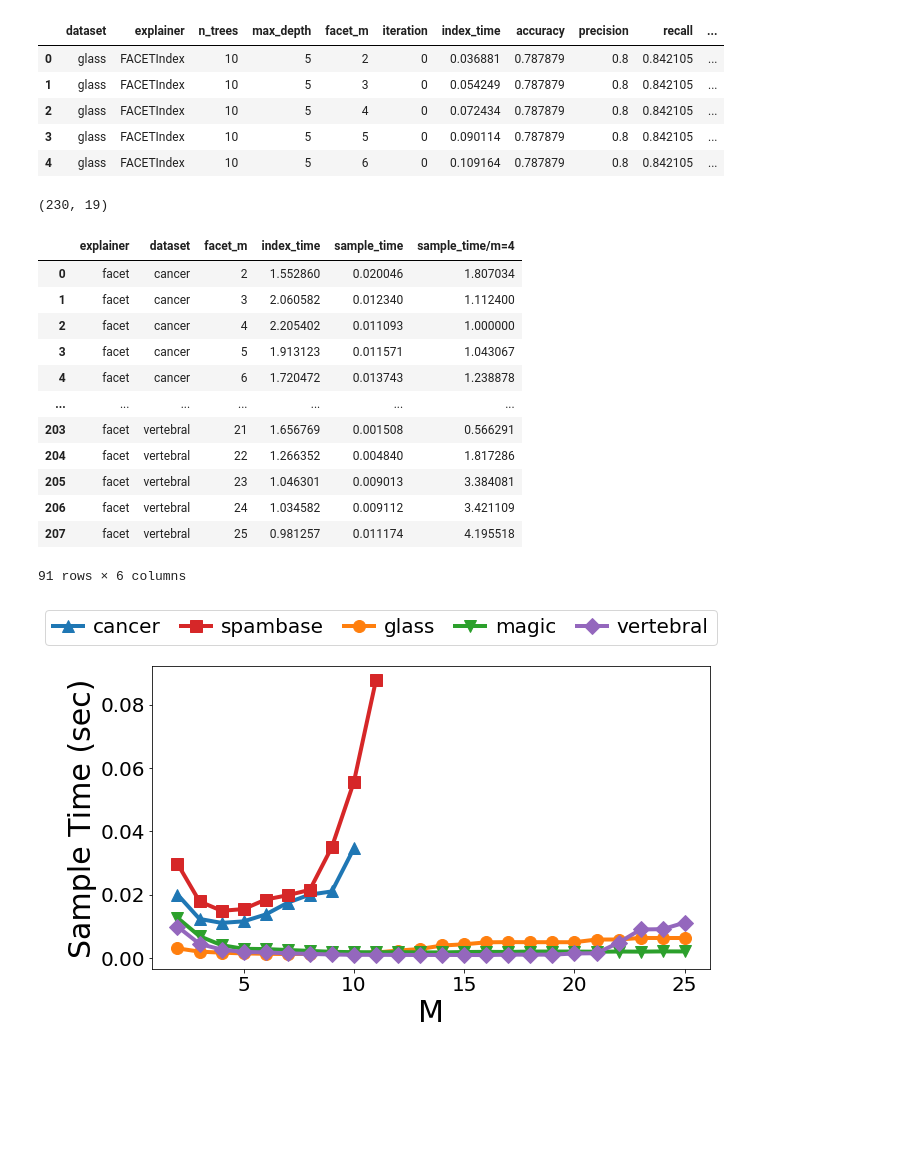
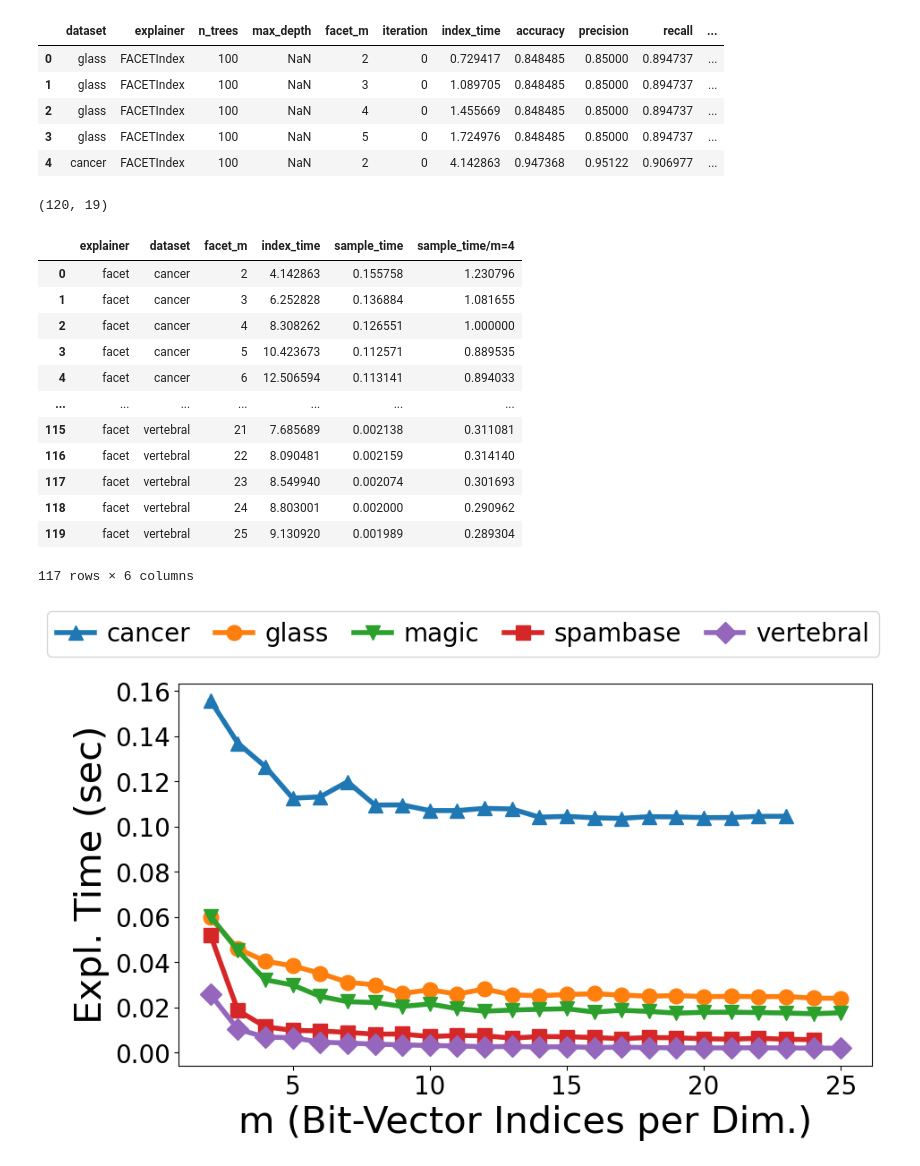
Before and after one commit to PeterVanNostrand/FACET, a Jupyter notebook: figures/vary_m.ipynb, the cells around one changed output. Saved outputs shown, nothing was run; the diff lists cells and outputs as text; code cells hidden in the pictures; blank space fills up the shorter version.

Commit message:
figure updates

```diff
--- a/figures/vary_m.ipynb
+++ b/figures/vary_m.ipynb
@@ -8,16 +9,18 @@ import sys
 from matplotlib import axis
 # %%
 # read in data
-df = pd.read_csv("vary_m.csv")
+# df = pd.read_csv("../results/final/varying_m.csv")
+df = pd.read_csv("../results/vary_m0it_t100.csv")
+
 
 df.head()
 # %% [output]
 |  | dataset | explainer | n_trees | max_depth | facet_m | iteration | index_time | accuracy | precision | recall | ... |
-| 0 | glass | FACETIndex | 10 | 5 | 2 | 0 | 0.036881 | 0.787879 | 0.8 | 0.842105 | ... |
-| 1 | glass | FACETIndex | 10 | 5 | 3 | 0 | 0.054249 | 0.787879 | 0.8 | 0.842105 | ... |
-| 2 | glass | FACETIndex | 10 | 5 | 4 | 0 | 0.072434 | 0.787879 | 0.8 | 0.842105 | ... |
-| 3 | glass | FACETIndex | 10 | 5 | 5 | 0 | 0.090114 | 0.787879 | 0.8 | 0.842105 | ... |
-| 4 | glass | FACETIndex | 10 | 5 | 6 | 0 | 0.109164 | 0.787879 | 0.8 | 0.842105 | ... |
+| 0 | glass | FACETIndex | 100 | NaN | 2 | 0 | 0.729417 | 0.848485 | 0.85000 | 0.894737 | ... |
+| 1 | glass | FACETIndex | 100 | NaN | 3 | 0 | 1.089705 | 0.848485 | 0.85000 | 0.894737 | ... |
+| 2 | glass | FACETIndex | 100 | NaN | 4 | 0 | 1.455669 | 0.848485 | 0.85000 | 0.894737 | ... |
+| 3 | glass | FACETIndex | 100 | NaN | 5 | 0 | 1.724976 | 0.848485 | 0.85000 | 0.894737 | ... |
+| 4 | cancer | FACETIndex | 100 | NaN | 2 | 0 | 4.142863 | 0.947368 | 0.95122 | 0.906977 | ... |
 # %%
 # Group by m, dataset taking the average across each iteration
 df_grouped = df.groupby(["dataset", "facet_m"], as_index=False).mean()
@@ -43,10 +46,11 @@ print(df_grouped.shape)
 tmp_df = df_grouped[df_grouped['facet_m'] < 26]
 
 # cutoff spambase and cancer at M = 12
-cutoff = 12
+cutoff = 25
 df_cancer = tmp_df[(tmp_df['facet_m'] < cutoff - 1) & (tmp_df['dataset'] == "cancer")]
 df_glass = tmp_df[(tmp_df['dataset'] == "glass")]
 df_magic = tmp_df[(tmp_df['dataset'] == "magic")]
+
 df_spam = tmp_df[(tmp_df['facet_m'] < cutoff) & (tmp_df['dataset'] == "spambase")]
 df_vert = tmp_df[(tmp_df['dataset'] == "vertebral")]
 
@@ -60,20 +64,20 @@ df_final = df_final.append(df_vert)
 
 df_final[["explainer", "dataset", "facet_m", "index_time", "sample_time", "sample_time/m=4"]]
 # %% [output]
-(230, 19)
+(120, 19)
 |  | explainer | dataset | facet_m | index_time | sample_time | sample_time/m=4 |
-| 0 | facet | cancer | 2 | 1.552860 | 0.020046 | 1.807034 |
-| 1 | facet | cancer | 3 | 2.060582 | 0.012340 | 1.112400 |
-| 2 | facet | cancer | 4 | 2.205402 | 0.011093 | 1.000000 |
-| 3 | facet | cancer | 5 | 1.913123 | 0.011571 | 1.043067 |
-| 4 | facet | cancer | 6 | 1.720472 | 0.013743 | 1.238878 |
+| 0 | facet | cancer | 2 | 4.142863 | 0.155758 | 1.230796 |
+| 1 | facet | cancer | 3 | 6.252828 | 0.136884 | 1.081655 |
+| 2 | facet | cancer | 4 | 8.308262 | 0.126551 | 1.000000 |
+| 3 | facet | cancer | 5 | 10.423673 | 0.112571 | 0.889535 |
+| 4 | facet | cancer | 6 | 12.506594 | 0.113141 | 0.894033 |
 | ... | ... | ... | ... | ... | ... | ... |
-| 203 | facet | vertebral | 21 | 1.656769 | 0.001508 | 0.566291 |
-| 204 | facet | vertebral | 22 | 1.266352 | 0.004840 | 1.817286 |
-| 205 | facet | vertebral | 23 | 1.046301 | 0.009013 | 3.384081 |
-| 206 | facet | vertebral | 24 | 1.034582 | 0.009112 | 3.421109 |
-| 207 | facet | vertebral | 25 | 0.981257 | 0.011174 | 4.195518 |
+| 115 | facet | vertebral | 21 | 7.685689 | 0.002138 | 0.311081 |
+| 116 | facet | vertebral | 22 | 8.090481 | 0.002159 | 0.314140 |
+| 117 | facet | vertebral | 23 | 8.549940 | 0.002074 | 0.301693 |
+| 118 | facet | vertebral | 24 | 8.803001 | 0.002000 | 0.290962 |
+| 119 | facet | vertebral | 25 | 9.130920 | 0.001989 | 0.289304 |
-91 rows × 6 columns
+117 rows × 6 columns
 # %%
 # create viz
 fig = plt.figure(figsize=[10, 4.8], frameon=True)
@@ -108,8 +112,8 @@ marker_sizes = {
     "vertebral": marker_size
 }
 title = None
-xlabel = "M"
-ylabel = "Sample Time (sec)"
+xlabel = "m (Bit-Vector Indices per Dim.)"
+ylabel = "Expl. Time (sec)"
 lhorz = True
 loc = "upper center"
 xrange = None
@@ -122,32 +126,32 @@ for ds in results["dataset"].unique():
         for expl in results["explainer"].unique():
             is_expl = results["explainer"] == expl
             matching_rows = is_ds & is_expl
             ax.plot(results[matching_rows][xfeature], results[matching_rows][yfeature], label=ds, lw=line_width, marker=ds_markers[ds], ms=marker_sizes[ds], color=ds_colors[ds])
 
         # title and axis labels
         if title is not None:
             plt.title(title)
         plt.xlabel(xlabel,fontsize=30)
         plt.ylabel(ylabel,fontsize=30)
         # legend
         if lhorz:
             plt.legend(loc=loc, ncol=len(results["dataset"].unique()), bbox_to_anchor=(0, 1.22, 0.82, 0), handletextpad=0.5, columnspacing=1, handlelength=1.5, prop={"size":20})
         else:
             plt.legend(loc=loc)
         # x and y ranges
         if xrange is not None:
             plt.xlim(xrange)
         if yrange is not None:
             plt.ylim(yrange)
         # x and y scales
         if ylog:
             plt.yscale('log')
         if xlog:
             plt.xscale('log')
         plt.subplots_adjust(top=1.0)
         plt.xticks(fontsize=20)
         plt.yticks(fontsize=20)
 
-plt.savefig("vary_m.pdf", bbox_inches="tight")
+# plt.savefig("vary_m.pdf", bbox_inches="tight")
 # %% [output]
-[figure, old version]
+[figure, new version]
```
Also changed, not shown: parts of 1 cell of this notebook, 7 other files.
